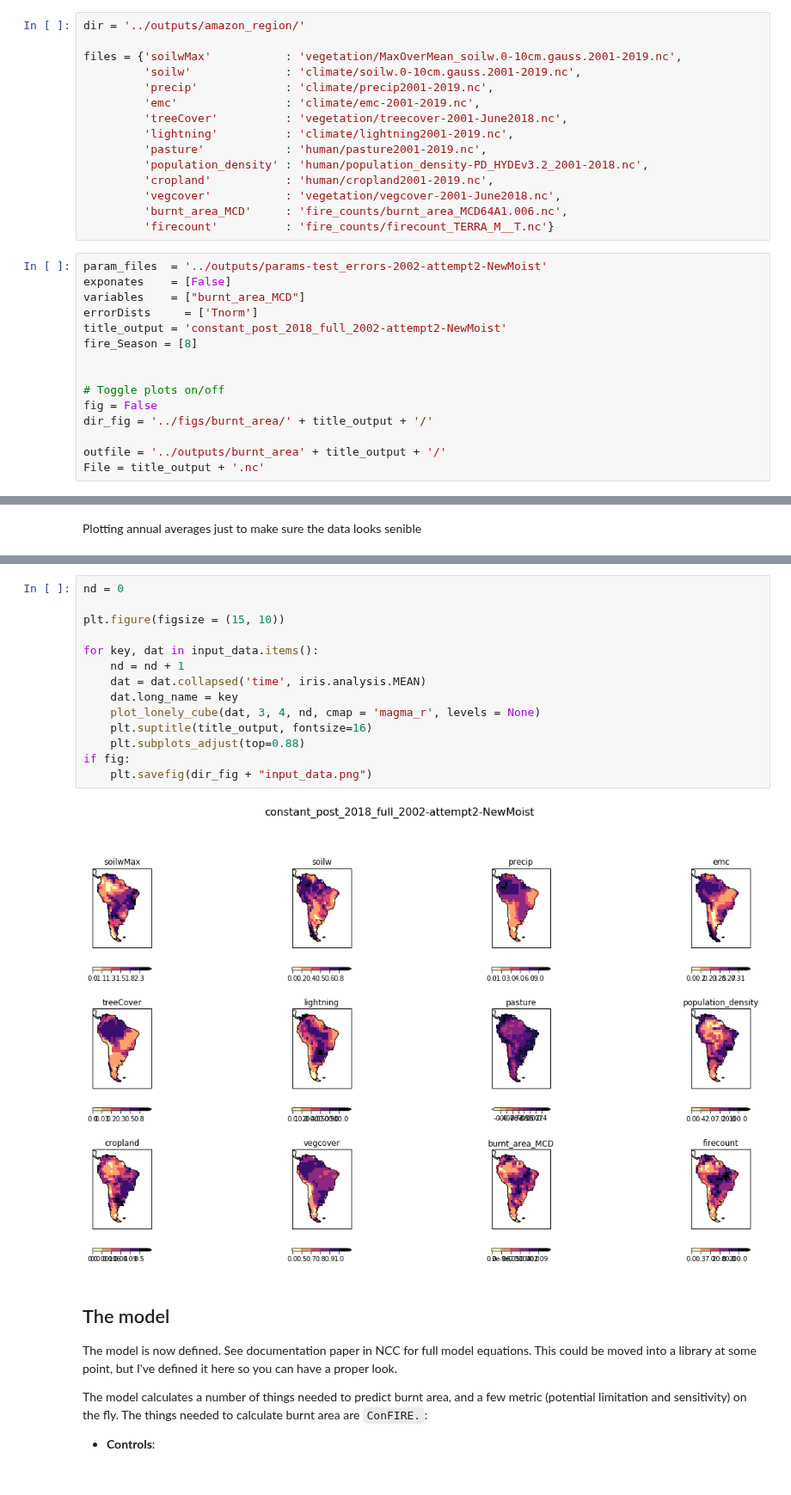
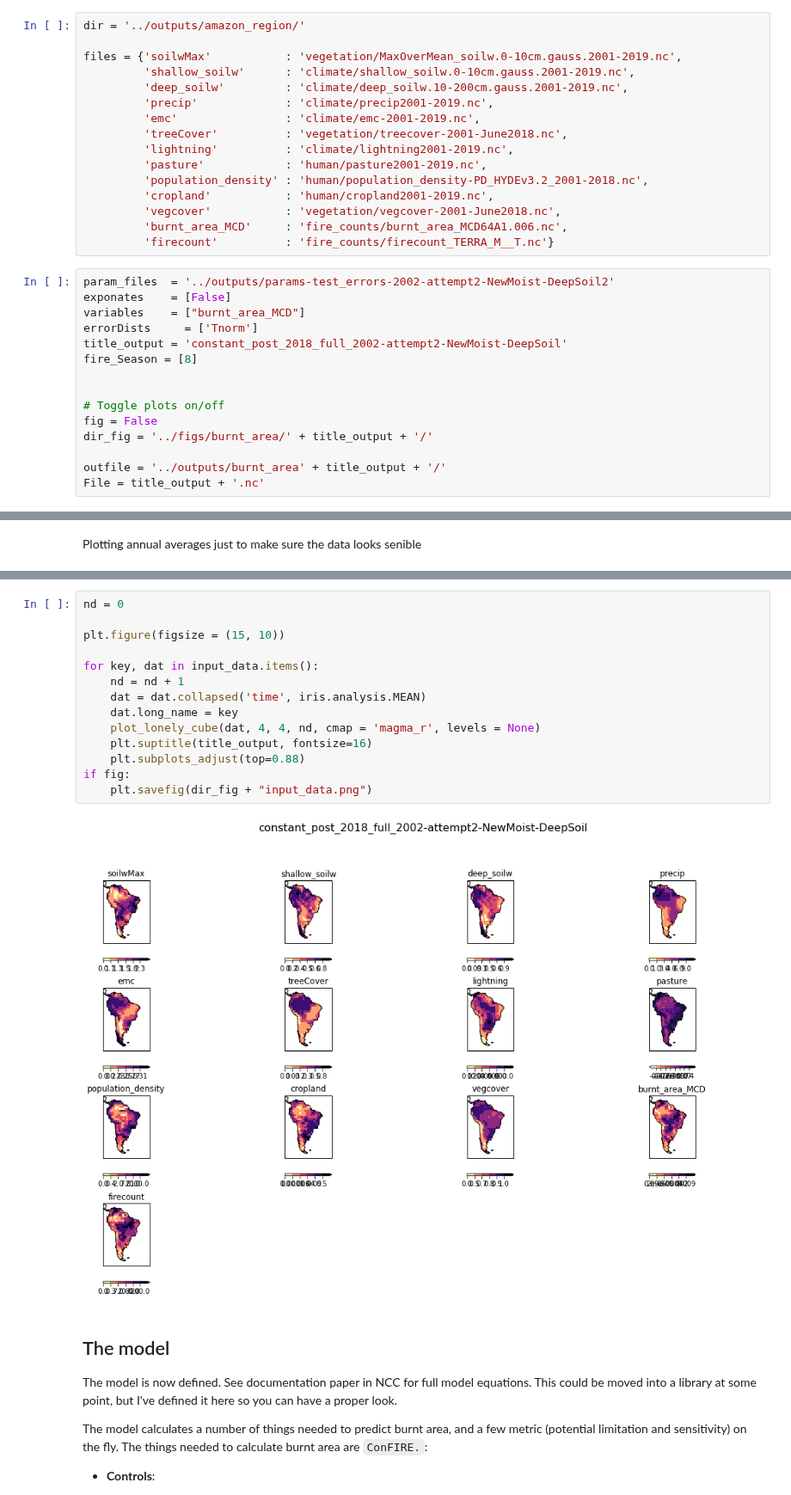
Before and after one commit to douglask3/amazon_fires, a Jupyter notebook: optimise_run_model/make_model_output.ipynb, the cells around one changed output, grey strips where cells are left out. Shown at 86% size. Drawn from its saved outputs; the diff is of its cells as text; blank space fills up the shorter version.

Commit message:
introducing deep soil moisture as well

```diff
--- a/optimise_run_model/make_model_output.ipynb
+++ b/optimise_run_model/make_model_output.ipynb
@@ -87,7 +87,8 @@ The jul2000-2014 files have 168 time points and start at July 2000 and go up to
 dir = '../outputs/amazon_region/'
 
 files = {'soilwMax'           : 'vegetation/MaxOverMean_soilw.0-10cm.gauss.2001-2019.nc',
-         'soilw'              : 'climate/soilw.0-10cm.gauss.2001-2019.nc',
+         'shallow_soilw'      : 'climate/shallow_soilw.0-10cm.gauss.2001-2019.nc',
+         'deep_soilw'         : 'climate/deep_soilw.10-200cm.gauss.2001-2019.nc',
          'precip'             : 'climate/precip2001-2019.nc',
          'emc'                : 'climate/emc-2001-2019.nc',
          'treeCover'          : 'vegetation/treecover-2001-June2018.nc',
@@ -99,11 +100,11 @@ files = {'soilwMax'           : 'vegetation/MaxOverMean_soilw.0-10cm.gauss.2001-
          'burnt_area_MCD'     : 'fire_counts/burnt_area_MCD64A1.006.nc',
          'firecount'          : 'fire_counts/firecount_TERRA_M__T.nc'}
 # %%
-param_files  = '../outputs/params-test_errors-2002-attempt2-NewMoist'
+param_files  = '../outputs/params-test_errors-2002-attempt2-NewMoist-DeepSoil2'
 exponates    = [False]
 variables    = ["burnt_area_MCD"]
 errorDists     = ['Tnorm']
-title_output = 'constant_post_2018_full_2002-attempt2-NewMoist'
+title_output = 'constant_post_2018_full_2002-attempt2-NewMoist-DeepSoil'
 fire_Season = [8]
 
 
@@ -162,19 +164,19 @@ for key, dat in input_data.items():
 # %%
 nd = 0
 
 plt.figure(figsize = (15, 10))
 
 for key, dat in input_data.items():
     nd = nd + 1
     dat = dat.collapsed('time', iris.analysis.MEAN)
     dat.long_name = key
-    plot_lonely_cube(dat, 3, 4, nd, cmap = 'magma_r', levels = None)
+    plot_lonely_cube(dat, 4, 4, nd, cmap = 'magma_r', levels = None)
     plt.suptitle(title_output, fontsize=16)
     plt.subplots_adjust(top=0.88)
 if fig:
     plt.savefig(dir_fig + "input_data.png")
 # %% [output]
-[figure, old version]
+[figure, new version]
 # %% [markdown]
 ## The model
 The model is now defined. See documentation paper in NCC for full model equations. This could be moved into a library at some point, but I've defined it here so you can have a proper look.
```
Also changed, not shown: parts of 11 cells of this notebook, 2 other files.
